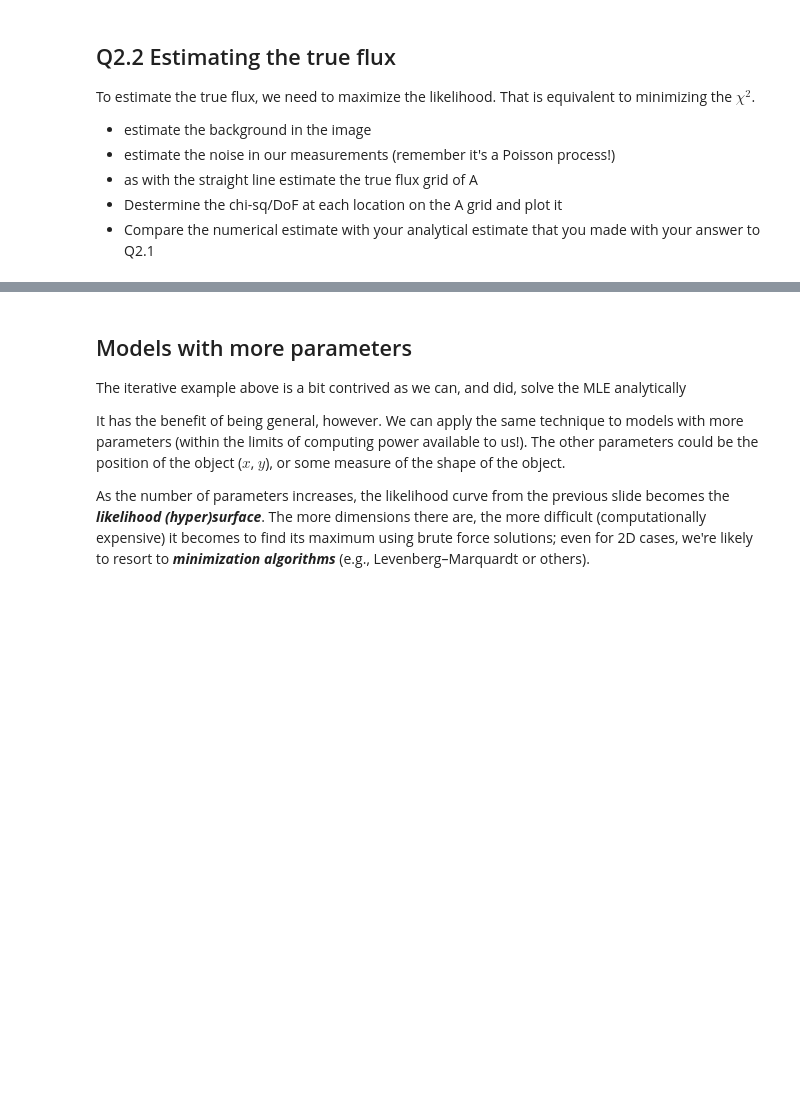
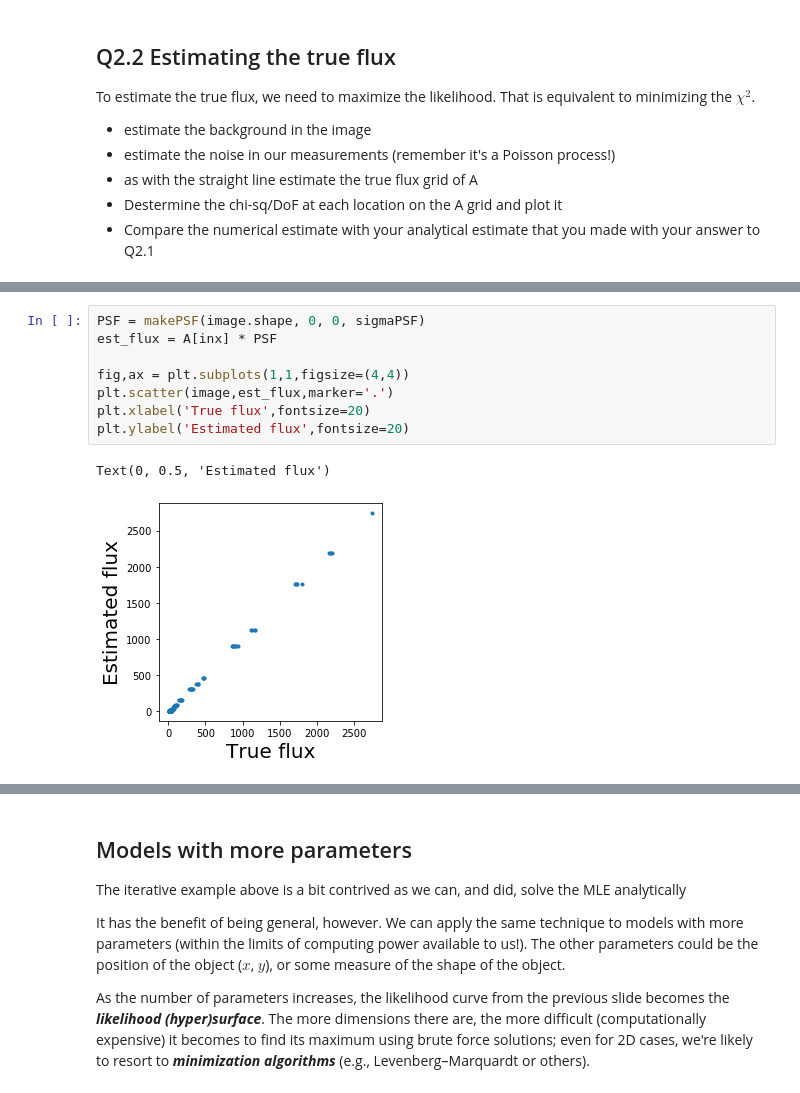
Before and after one commit to gnarayan/ast596_2020_Spring, a Jupyter notebook: homework/SreevaniJarugula/Homework02/homework02.ipynb, the cells around one changed output, grey strips where cells are left out. Cells and saved outputs as stored; diff of their text form; blank space fills up the shorter version.

```diff
--- a/homework/SreevaniJarugula/Homework02/homework02.ipynb
+++ b/homework/SreevaniJarugula/Homework02/homework02.ipynb
@@ -417,0 +462,11 @@ To estimate the true flux, we need to maximize the likelihood. That is equivalen
+# %%
+PSF = makePSF(image.shape, 0, 0, sigmaPSF)
+est_flux = A[inx] * PSF
+
+fig,ax = plt.subplots(1,1,figsize=(4,4))
+plt.scatter(image,est_flux,marker='.')
+plt.xlabel('True flux',fontsize=20)
+plt.ylabel('Estimated flux',fontsize=20)
+# %% [output]
+Text(0, 0.5, 'Estimated flux')
+[figure, added]
```
Also changed, not shown: parts of 10 cells of this notebook.
